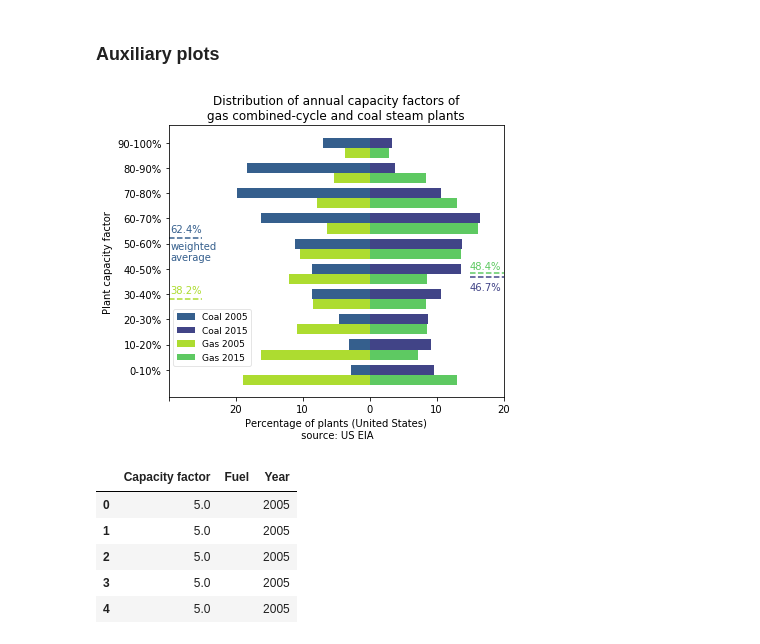
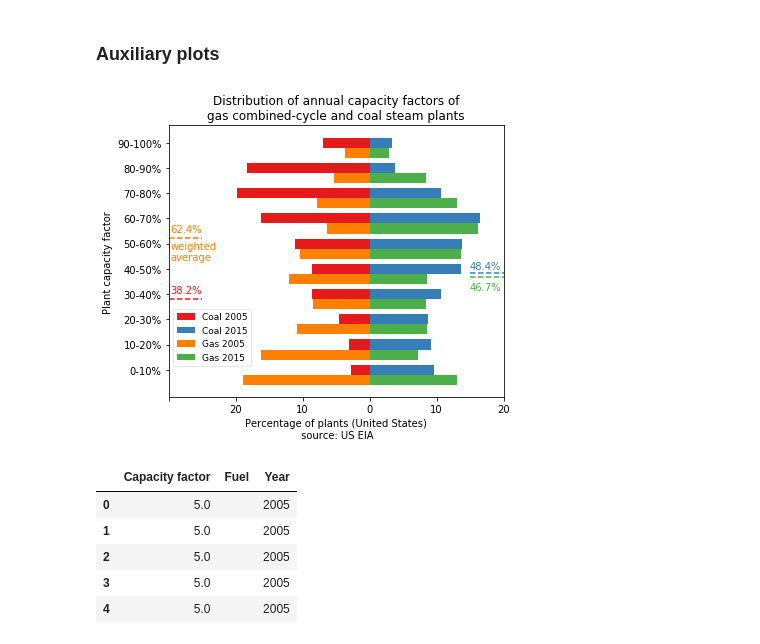
Before and after one commit to csaladenes/sustainable-energy-transitions, a Jupyter notebook: ccs/eroei-ccs-workbook.ipynb, the cells around one changed output. Saved outputs shown, nothing was run; the diff lists cells and outputs as text; code cells hidden in the pictures.

Commit message:
updates colors 2

```diff
--- a/ccs/eroei-ccs-workbook.ipynb
+++ b/ccs/eroei-ccs-workbook.ipynb
@@ -918,38 +910,38 @@ calculating Wind convex hull...
 df=pd.read_excel('cfdata.xlsx')
 # %%
 fig,ax=plt.subplots(1,1,figsize=(6,5))
-ax.barh(df.index,-df['PC 2005']/sum(df['PC 2005'])*100,0.4,color=color(11)[3],label='Coal 2005')
-ax.barh(df.index,df['PC 2015']/sum(df['PC 2015'])*100,0.4,color=color(11)[2],label='Coal 2015')
-ax.barh(df.index-0.4,-df['NG 2005']/sum(df['NG 2005'])*100,0.4,color=color(9)[7],label='Gas 2005')
-ax.barh(df.index-0.4,df['NG 2015']/sum(df['NG 2015'])*100,0.4,color=color(9)[6],label='Gas 2015')
+ax.barh(df.index,-df['PC 2005']/sum(df['PC 2005'])*100,0.4,color=cbrew(1),label='Coal 2005')
+ax.barh(df.index,df['PC 2015']/sum(df['PC 2015'])*100,0.4,color=cbrew(2),label='Coal 2015')
+ax.barh(df.index-0.4,-df['NG 2005']/sum(df['NG 2005'])*100,0.4,color=cbrew(4),label='Gas 2005')
+ax.barh(df.index-0.4,df['NG 2015']/sum(df['NG 2015'])*100,0.4,color=cbrew(3),label='Gas 2015')
 z=np.average(df.index+0.5,weights=df['NG 2005'])-1
-ax.plot([-30,-25],[z,z],ls='--',color=color(9)[7])
-ax.text(-29.7,z+0.2,str(np.round((z+1)*10,1))+ '%',color=color(9)[7])
+ax.plot([-30,-25],[z,z],ls='--',color=cbrew(1))
+ax.text(-29.7,z+0.2,str(np.round((z+1)*10,1))+ '%',color=cbrew(1))
 z=np.average(df.index+0.5,weights=df['NG 2015'])-1
-ax.plot([15,20],[z,z],ls='--',color=color(9)[6])
-ax.text(15,z+0.15,str(np.round((z+1)*10,1))+ '%',color=color(9)[6])
+ax.plot([15,20],[z,z],ls='--',color=cbrew(2))
+ax.text(15,z+0.15,str(np.round((z+1)*10,1))+ '%',color=cbrew(2))
 z=np.average(df.index+0.5,weights=df['PC 2005'])-1
-ax.plot([-30,-25],[z,z],ls='--',color=color(11)[3])
-ax.text(-29.7,z+0.2,str(np.round((z+1)*10,1))+ '%',color=color(11)[3])
-ax.text(-29.7,z-0.9,'weighted\naverage',color=color(11)[3])
+ax.plot([-30,-25],[z,z],ls='--',color=cbrew(4))
+ax.text(-29.7,z+0.2,str(np.round((z+1)*10,1))+ '%',color=cbrew(4))
+ax.text(-29.7,z-0.9,'weighted\naverage',color=cbrew(4))
 z=np.average(df.index+0.5,weights=df['PC 2015'])-1
-ax.plot([15,20],[z,z],ls='--',color=color(11)[2])
-ax.text(15,z-0.5,str(np.round((z+1)*10,1))+ '%',color=color(11)[2])
+ax.plot([15,20],[z,z],ls='--',color=cbrew(3))
+ax.text(15,z-0.5,str(np.round((z+1)*10,1))+ '%',color=cbrew(3))
 
 fig.canvas.draw()
 labels = ['']+[item.get_text().replace(u'\u2212','') for item in ax.get_xticklabels()[2:-1]]+['']
 ax.set_xticklabels(labels)
 ax.set_yticks(df.index)
 ax.set_xlim([-30,20])
 ax.set_yticklabels(df['CF'][::-1])
 ax.legend(bbox_to_anchor=(0.26, 0.22),framealpha=0.5,fontsize=9)
 ax.set_ylabel('Plant capacity factor')
 ax.set_xlabel('Percentage of plants (United States)\n source: US EIA')
 ax.set_title('Distribution of annual capacity factors of\ngas combined-cycle and coal steam plants')
 plt.savefig('plot/figS2.png',dpi=150,bbox_inches = 'tight', pad_inches = 0.1)
 plt.show()
 # %% [output]
-[figure, old version]
+[figure, new version]
 # %%
 import seaborn as sns
 # %%
```
Also changed, not shown: parts of 7 cells of this notebook, 6 other files.
